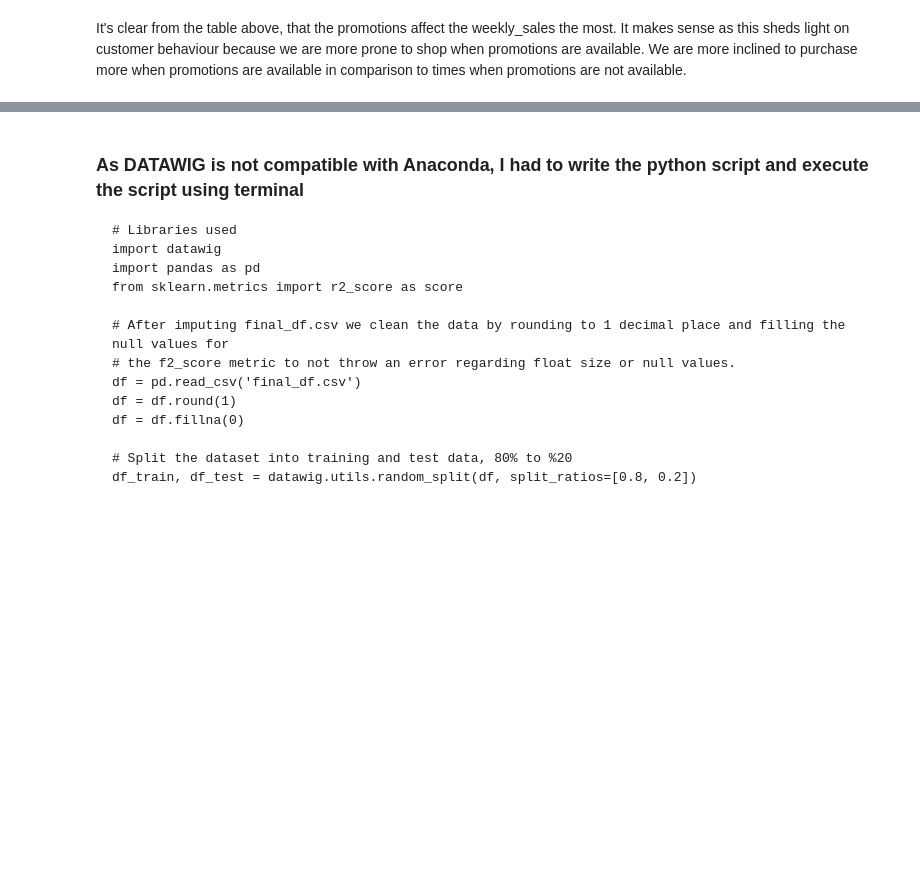
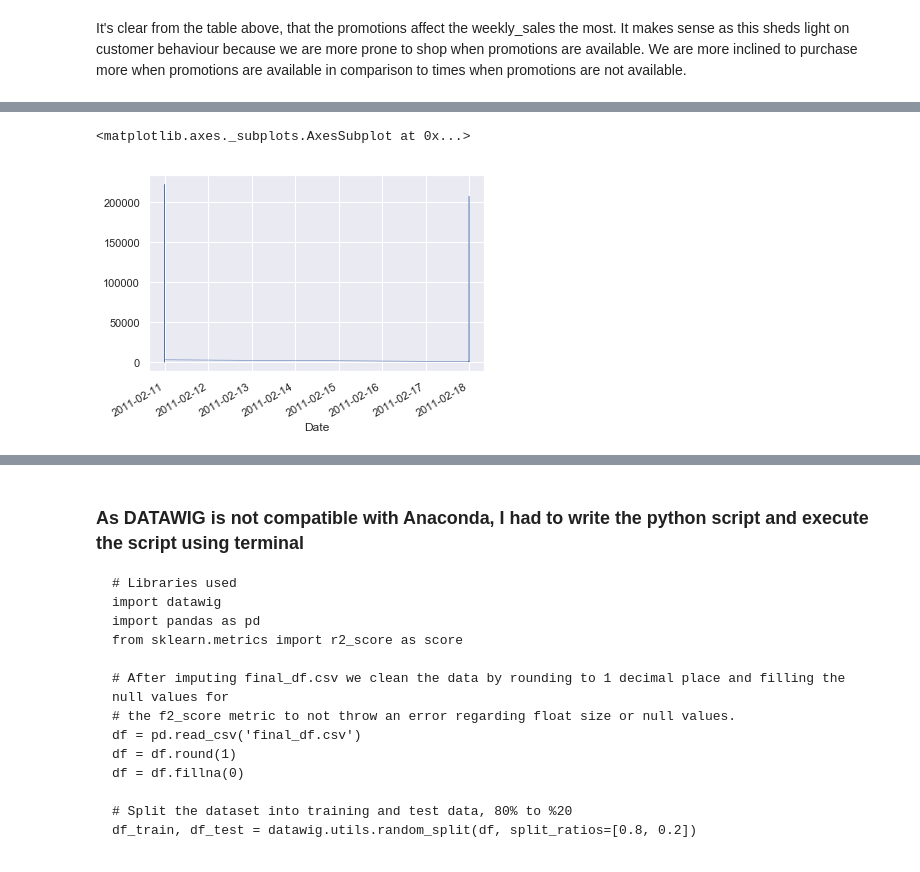
Before and after one commit to SedarOlmez94/sales-forecasting, a Jupyter notebook: Manchester_workbook.ipynb, the cells around one changed output, grey strips where cells are left out. Drawn from its saved outputs; the diff is of its cells as text; code cells hidden in the pictures; blank space fills up the shorter version.

```diff
--- a/Manchester_workbook.ipynb
+++ b/Manchester_workbook.ipynb
@@ -482,0 +491,4 @@ plt.tight_layout()
+# %%
+mask_1 = (final_df['Date'] >= '2011-02-11') & (final_df['Date'] <= '2011-02-18')
+# %%
+super_bowl_2011 = final_df.loc[mask_1]
@@ -482,0 +517,5 @@ plt.tight_layout()
+# %%
+super_bowl_2011['Weekly_Sales'].plot(linewidth=0.5)
+# %% [output]
+<matplotlib.axes._subplots.AxesSubplot at 0x...>
+[figure, added]
```
Also changed, not shown: parts of 31 cells of this notebook.
